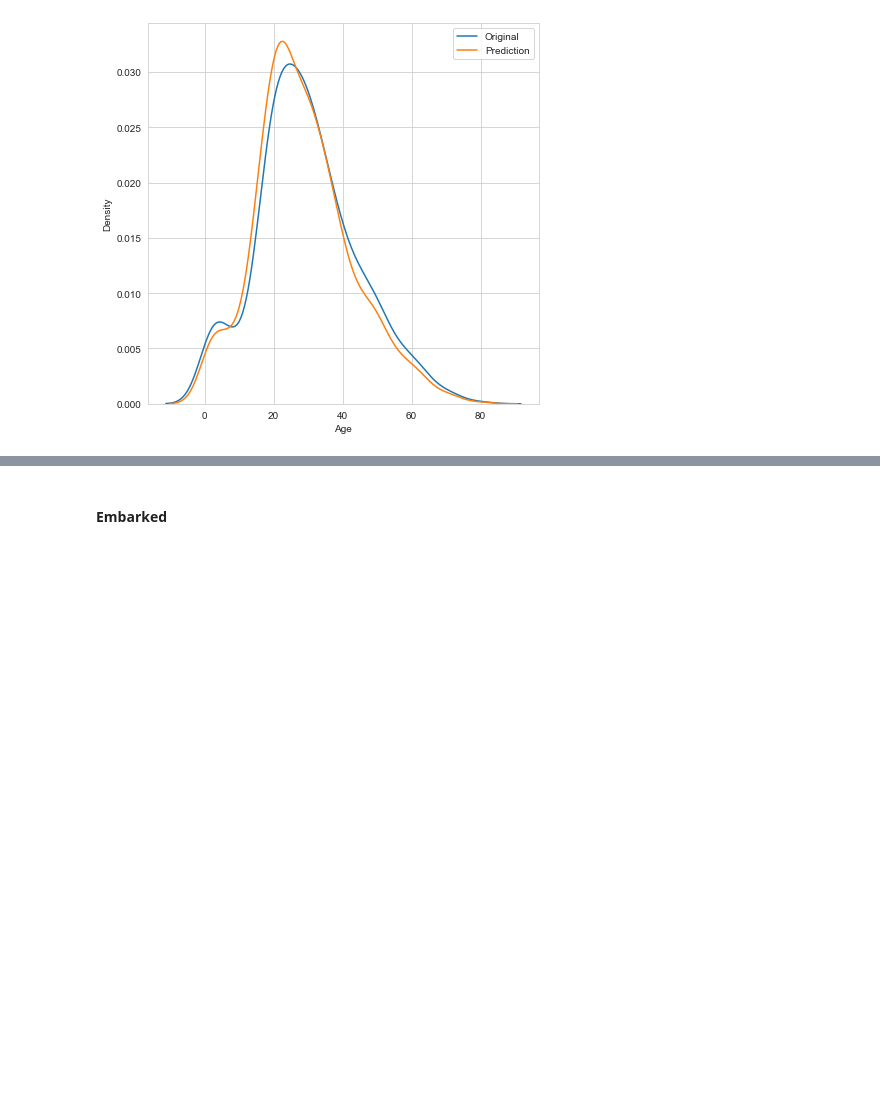
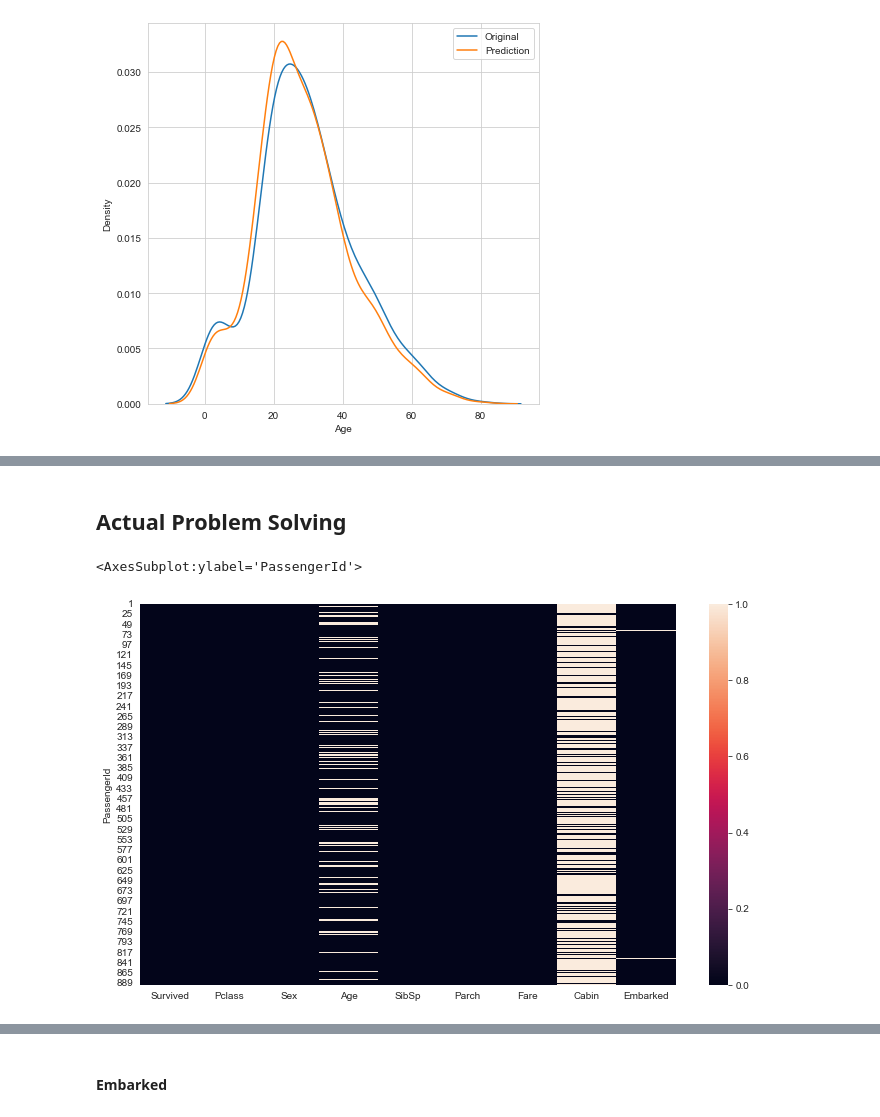
Before and after one commit to Data-csc/missing_values, a Jupyter notebook: model_training.ipynb, the cells around one changed output, grey strips where cells are left out. Saved outputs shown, nothing was run; the diff lists cells and outputs as text; code cells hidden in the pictures; blank space fills up the shorter version.

```diff
--- a/model_training.ipynb
+++ b/model_training.ipynb
@@ -297,0 +296,17 @@ train.fillna(method=)
+# %% [markdown]
+## Actual Problem Solving
+# %%
+train = pd.read_csv('train.csv')
+test = pd.read_csv('test.csv')
+# %%
+train.set_index('PassengerId', inplace=True)
+test.set_index('PassengerId', inplace=True)
+# %%
+train.drop(['Name', 'Ticket'], axis=1, inplace=True)
+test.drop(['Name', 'Ticket'], axis=1, inplace=True)
+# %%
+plt.figure(figsize=(12,7))
+sns.heatmap(train.isnull())
+# %% [output]
+<AxesSubplot:ylabel='PassengerId'>
+[figure, added]
```
Also changed, not shown: parts of 62 cells of this notebook.
